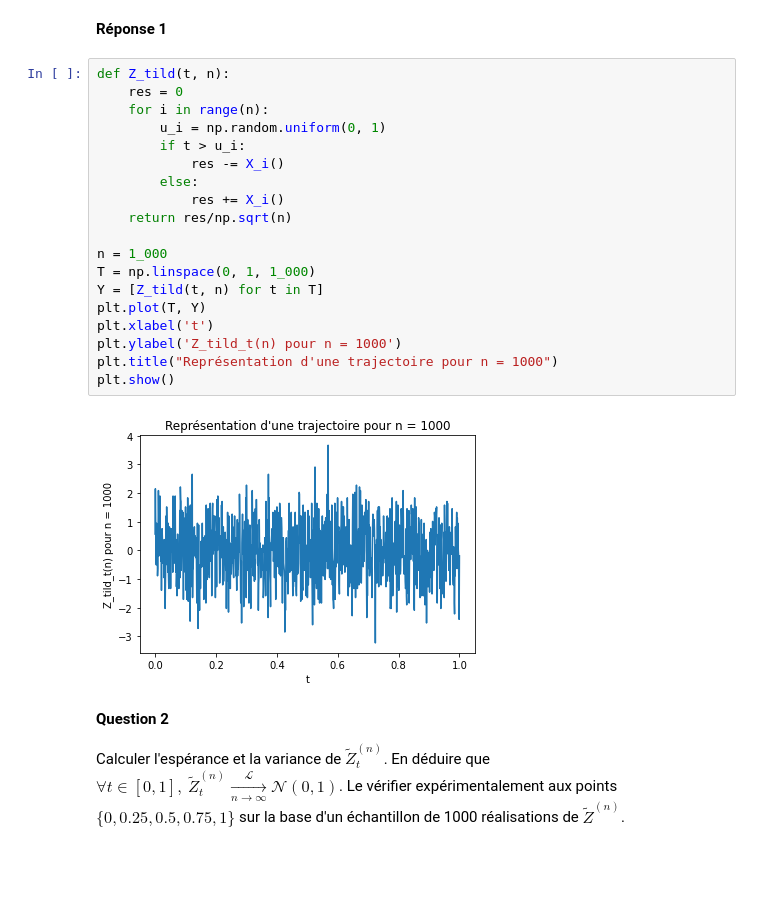
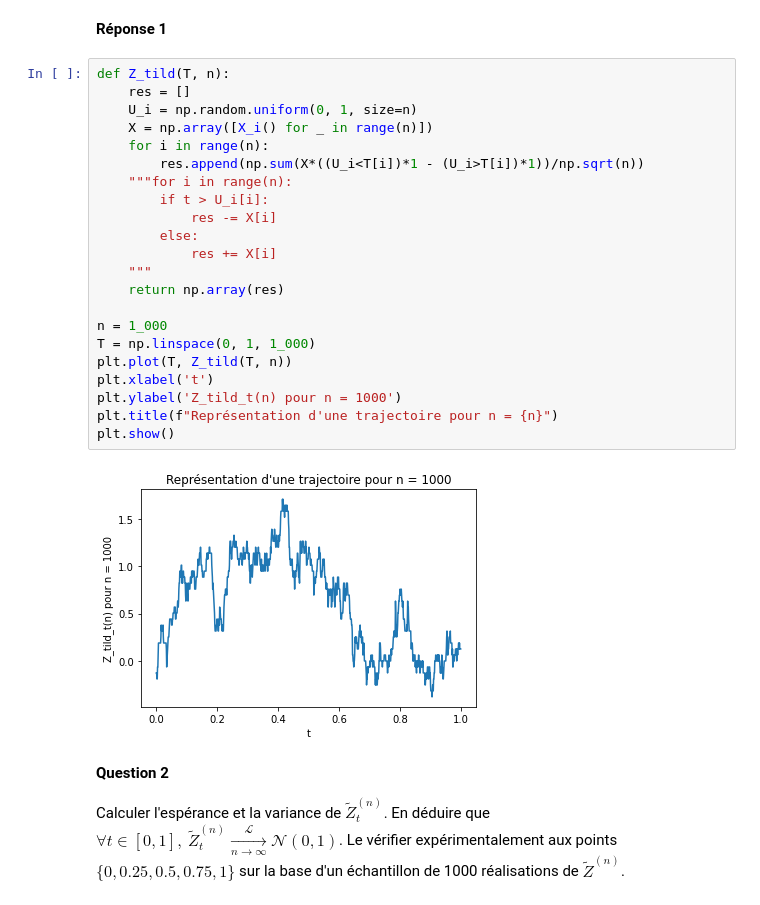
Before and after one commit to gabrielleberrada/projet_num_proba, a Jupyter notebook: Projet_numerique_de_Probabilités_2022 - enonce.ipynb, the cells around one changed output. Drawn from its saved outputs; the diff is of its cells as text; blank space fills up the shorter version.

```diff
--- a/Projet_numerique_de_Probabilités_2022 - enonce.ipynb
+++ b/Projet_numerique_de_Probabilités_2022 - enonce.ipynb
@@ -221,26 +223,29 @@ Discrétiser l'intervalle $[0,1]$ en 1000 points de manière régulière et impl
 # %% [markdown]
 **Réponse 1**
 # %%
-def Z_tild(t, n):
-    res = 0
+def Z_tild(T, n):
+    res = []
+    U_i = np.random.uniform(0, 1, size=n)
+    X = np.array([X_i() for _ in range(n)])
     for i in range(n):
-        u_i = np.random.uniform(0, 1)
-        if t > u_i:
-            res -= X_i()
+        res.append(np.sum(X*((U_i<T[i])*1 - (U_i>T[i])*1))/np.sqrt(n))
+    """for i in range(n):
+        if t > U_i[i]:
+            res -= X[i]
         else:
-            res += X_i()
-    return res/np.sqrt(n)
+            res += X[i]
+    """
+    return np.array(res)
 
 n = 1_000
 T = np.linspace(0, 1, 1_000)
-Y = [Z_tild(t, n) for t in T]
-plt.plot(T, Y)
+plt.plot(T, Z_tild(T, n))
 plt.xlabel('t')
 plt.ylabel('Z_tild_t(n) pour n = 1000')
-plt.title("Représentation d'une trajectoire pour n = 1000")
+plt.title(f"Représentation d'une trajectoire pour n = {n}")
 plt.show()
 # %% [output]
-[figure, old version]
+[figure, new version]
 # %% [markdown]
 **Question 2**
 
```
Also changed, not shown: parts of 11 cells of this notebook.
